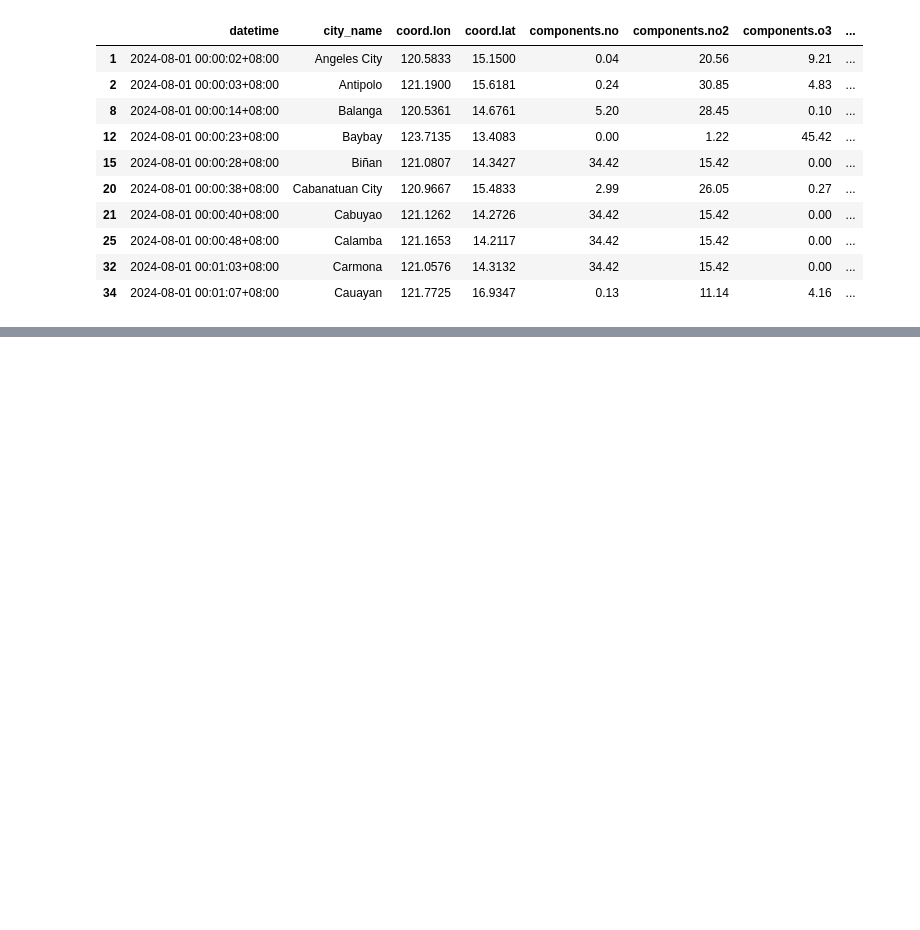
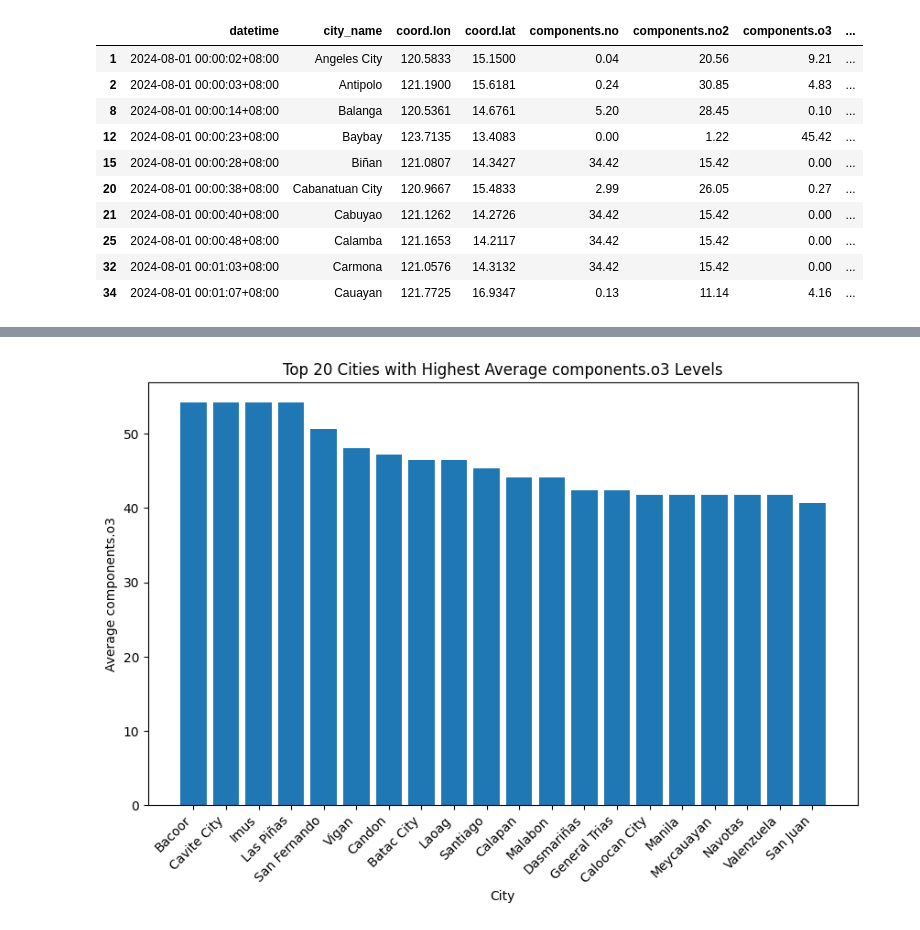
Before and after one commit to ParantarUrielAlexis/Spotify-Analysis, a Jupyter notebook: data.ipynb, the cells around one changed output, grey strips where cells are left out. Saved outputs shown, nothing was run; the diff lists cells and outputs as text; code cells hidden in the pictures; blank space fills up the shorter version.

```diff
--- a/data.ipynb
+++ b/data.ipynb
@@ -261,0 +320,20 @@ display(spikes_with_coordinates.head(10))
+# %%
+# Select the desired pollutant (e.g., 'components.pm2_5') and convert 'datetime' to datetime type
+pollutant_O3 = 'components.o3'
+
+# Group data by city and calculate the average pollutant level
+average_O3 = df.groupby('city_name')[pollutant_O3].mean()
+
+# Plot the average pollutant levels for each city
+top_20_cities = average_O3.nlargest(20)
+
+# Plot the top 20 cities with the highest average PM2.5 levels
+plt.figure(figsize=(10, 6))
+plt.bar(top_20_cities.index, top_20_cities.values)
+plt.xlabel('City')
+plt.ylabel(f'Average {pollutant_O3}')
+plt.title(f'Top 20 Cities with Highest Average {pollutant_O3} Levels')
+plt.xticks(rotation=45, ha='right')
+plt.show()
+# %% [output]
+[figure, added]
```
Also changed, not shown: parts of 9 cells of this notebook.
